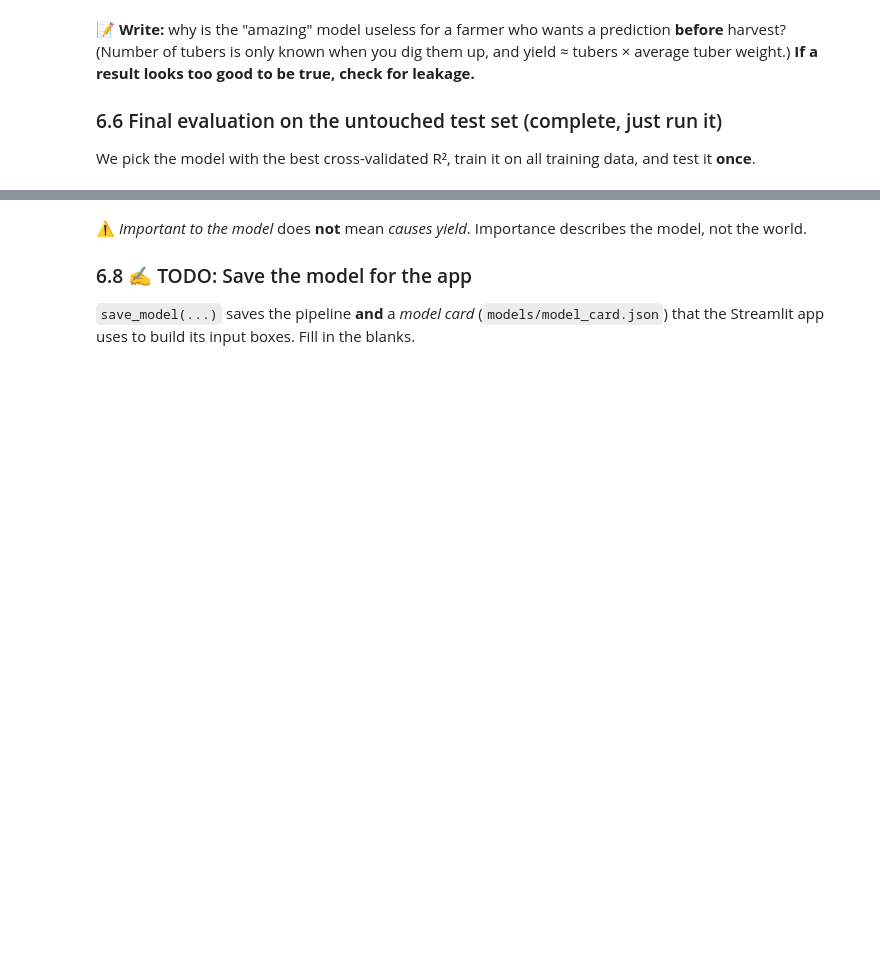
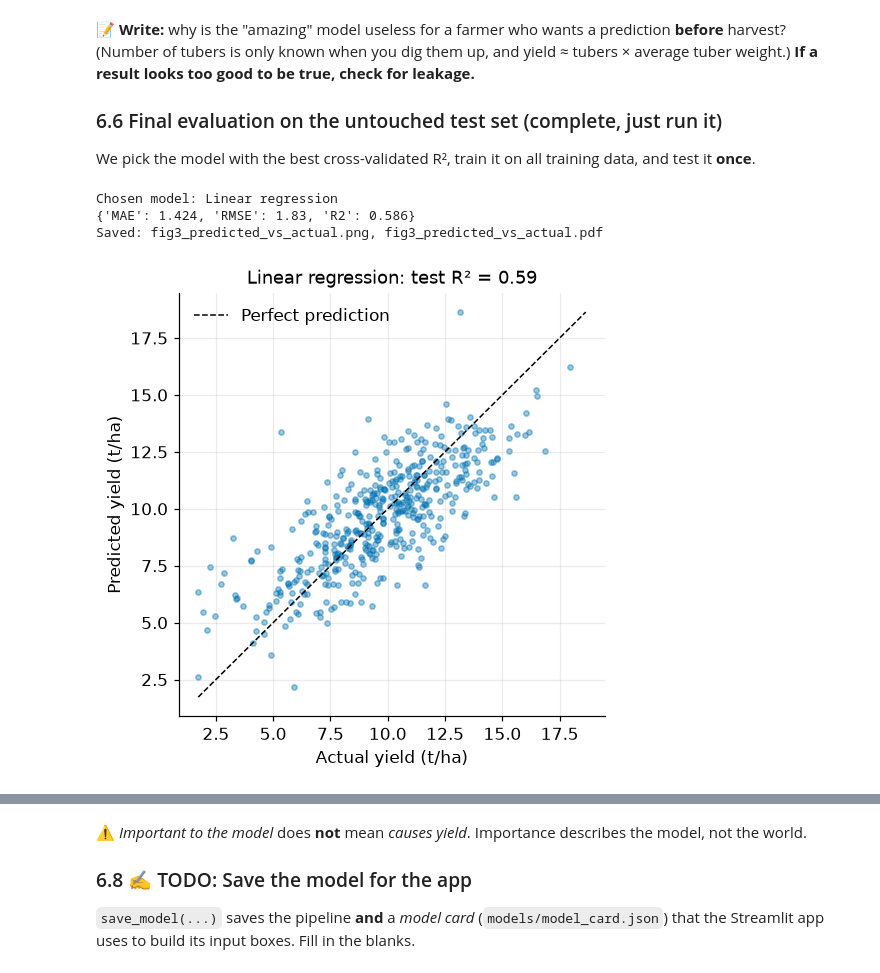
Before and after one commit to Emmasun1013/nsuk-ds-group-05, a Jupyter notebook: notebooks/group_project.ipynb, the cells around one changed output, grey strips where cells are left out. Drawn from its saved outputs; the diff is of its cells as text; code cells hidden in the pictures; blank space fills up the shorter version.

Commit message:
Part 6: machine learning model

```diff
--- a/notebooks/group_project.ipynb
+++ b/notebooks/group_project.ipynb
@@ -1626,5 +1868,5 @@ Keep **20%** of farms as a test set. It stays untouched until the very end.
 from sklearn.model_selection import train_test_split
 
 X, y = df[FEATURES], df[TARGET]
-X_train, X_test, y_train, y_test = train_test_split(X, y, test_size=____, random_state=RANDOM_STATE)
+X_train, X_test, y_train, y_test = train_test_split(X, y, test_size=0.2, random_state=RANDOM_STATE)
 print(f"Train: {len(X_train)} farms   Test: {len(X_test)} farms")
@@ -1679,7 +1947,7 @@ from sklearn.ensemble import RandomForestRegressor, HistGradientBoostingRegresso
 candidates = {
     "Baseline (predict the mean)": DummyRegressor(),
     "Linear regression": LinearRegression(),
-    "Random forest": ____(n_estimators=200, min_samples_leaf=3, random_state=RANDOM_STATE, n_jobs=-1),
+    "Random forest": RandomForestRegressor(n_estimators=200, min_samples_leaf=3, random_state=RANDOM_STATE, n_jobs=-1),
     "Gradient boosting": HistGradientBoostingRegressor(random_state=RANDOM_STATE),
 }
 cv = KFold(n_splits=5, shuffle=True, random_state=RANDOM_STATE)
@@ -1811,0 +2079,48 @@ plt.show()
+# %%
+from sklearn.metrics import mean_absolute_error, r2_score, root_mean_squared_error
+
+best_name = cv_results["R2 (mean)"].idxmax()
+
+final_pipeline = Pipeline([
+    ("preprocess", build_preprocessor()),
+    ("model", candidates[best_name])
+])
+
+final_pipeline.fit(X_train, y_train)
+
+y_pred = final_pipeline.predict(X_test)
+
+test_metrics = {
+    "MAE": mean_absolute_error(y_test, y_pred),
+    "RMSE": root_mean_squared_error(y_test, y_pred),
+    "R2": r2_score(y_test, y_pred)
+}
+
+print(f"Chosen model: {best_name}")
+print({k: round(v, 3) for k, v in test_metrics.items()})
+
+fig, ax = plt.subplots(figsize=(5, 5))
+ax.scatter(y_test, y_pred, alpha=0.4, s=12)
+
+lims = [
+    min(y_test.min(), y_pred.min()),
+    max(y_test.max(), y_pred.max())
+]
+
+ax.plot(lims, lims, color="black", lw=1, ls="--",
+        label="Perfect prediction")
+
+ax.set(
+    xlabel="Actual yield (t/ha)",
+    ylabel="Predicted yield (t/ha)",
+    title=f"{best_name}: test R² = {test_metrics['R2']:.2f}"
+)
+
+ax.legend()
+save_figure(fig, "fig3_predicted_vs_actual")
+plt.show()
+# %% [output]
+Chosen model: Linear regression
+{'MAE': 1.424, 'RMSE': 1.83, 'R2': 0.586}
+Saved: fig3_predicted_vs_actual.png, fig3_predicted_vs_actual.pdf
+[figure, added]
```
Also changed, not shown: parts of 52 cells of this notebook, 4 other files.
